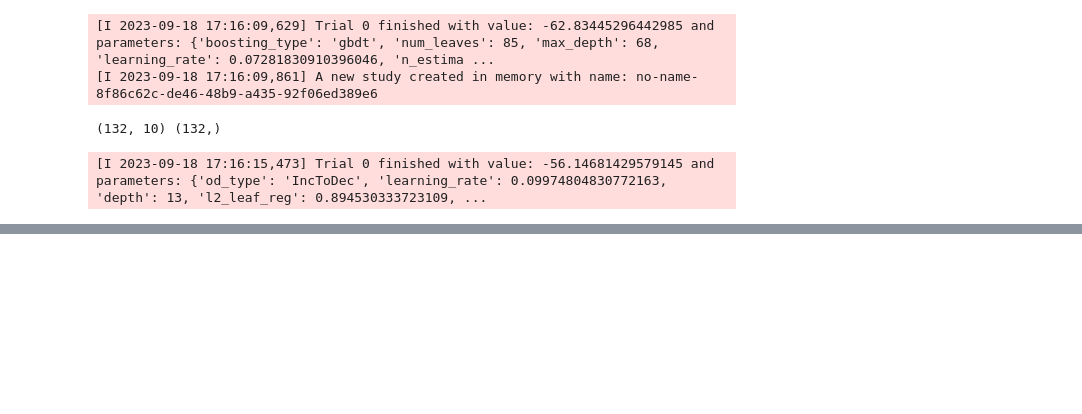
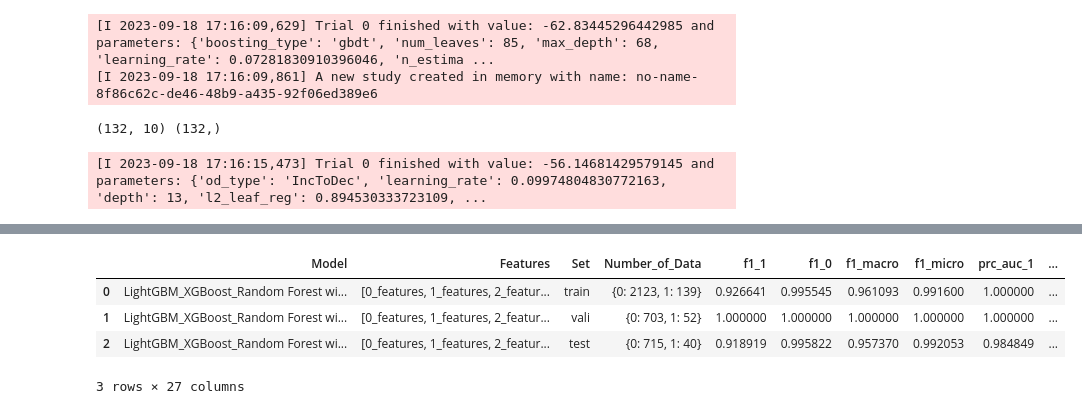
Before and after one commit to Wang-Jian-An/CustomizedAutoML, a Jupyter notebook: Example.ipynb, the cells around one changed output, grey strips where cells are left out. Drawn from its saved outputs; the diff is of its cells as text; code cells hidden in the pictures; blank space fills up the shorter version.

```diff
--- a/Example.ipynb
+++ b/Example.ipynb
@@ -330,0 +394,9 @@ pd.DataFrame(totalResult["Evaluation"])
+# %%
+# None
+pd.DataFrame(allResult[0]["Evaluation"])
+# %% [output]
+|  | Model | Features | Set | Number_of_Data | f1_1 | f1_0 | f1_macro | f1_micro | prc_auc_1 | ... |
+| 0 | LightGBM_XGBoost_Random Forest wi... | [0_features, 1_features, 2_featur... | train | {0: 2123, 1: 139} | 0.926641 | 0.995545 | 0.961093 | 0.991600 | 1.000000 | ... |
+| 1 | LightGBM_XGBoost_Random Forest wi... | [0_features, 1_features, 2_featur... | vali | {0: 703, 1: 52} | 1.000000 | 1.000000 | 1.000000 | 1.000000 | 1.000000 | ... |
+| 2 | LightGBM_XGBoost_Random Forest wi... | [0_features, 1_features, 2_featur... | test | {0: 715, 1: 40} | 0.918919 | 0.995822 | 0.957370 | 0.992053 | 0.984849 | ... |
+3 rows × 27 columns
```
Also changed, not shown: parts of 8 cells of this notebook.
